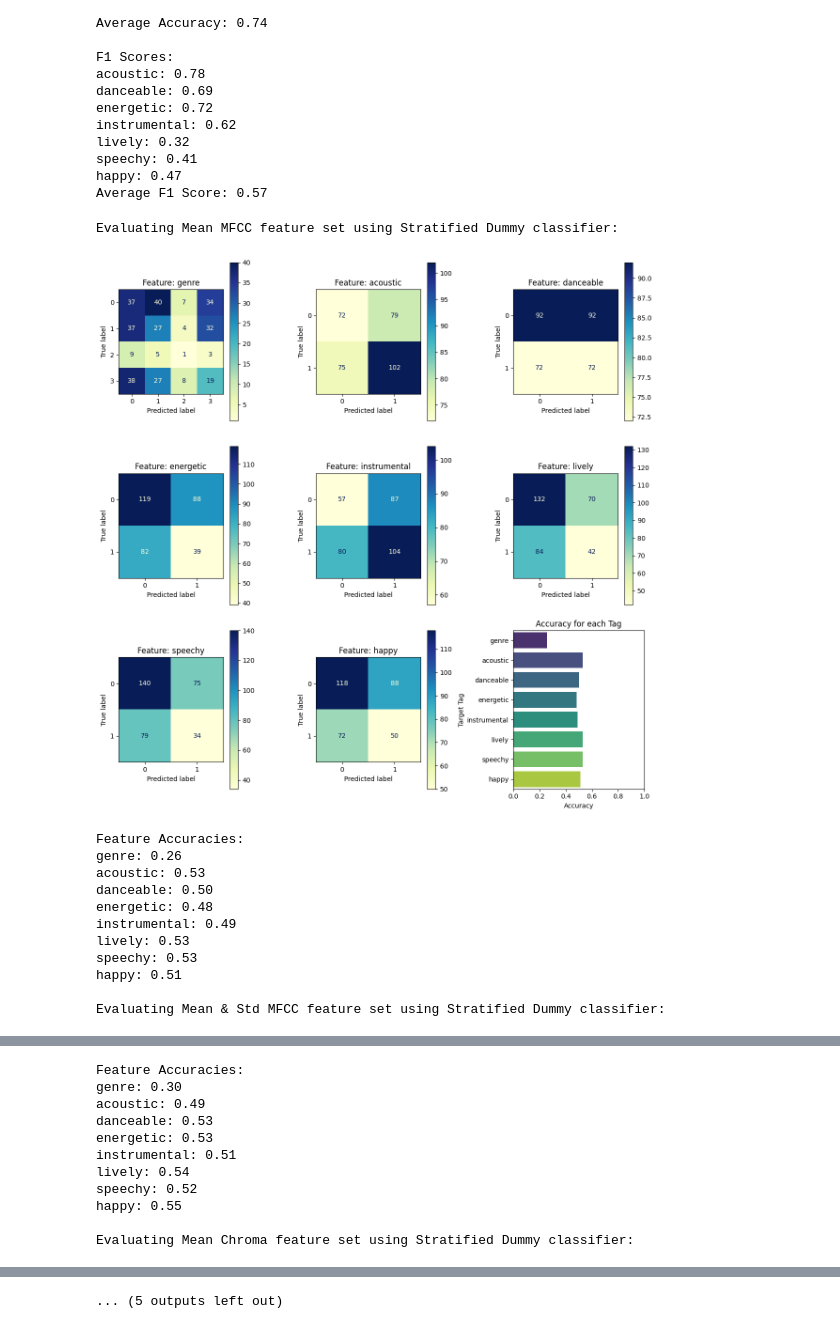
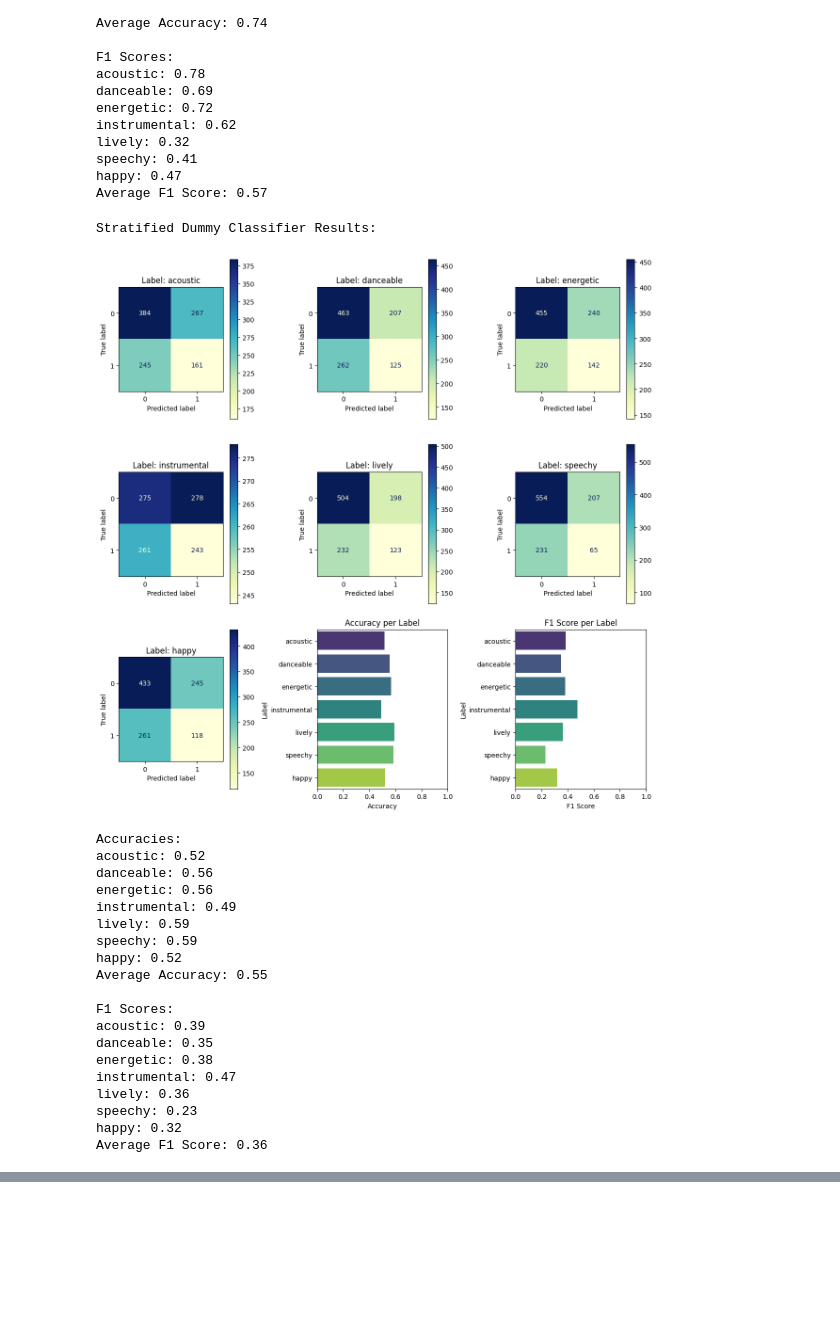
Before and after one commit to jasont7/music-tagging-project, a Jupyter notebook: main.ipynb, the cells around one changed output, grey strips where cells are left out. Saved outputs shown, nothing was run; the diff lists cells and outputs as text; code cells hidden in the pictures; blank space fills up the shorter version.

Commit message:
update dummy classifier

```diff
--- a/main.ipynb
+++ b/main.ipynb
@@ -439,18 +439,29 @@ Average F1 Score: 0.57
 # %%
 # evaluate stratified dummy classifier as benchmark to compare against
 dummy = DummyClassifier(strategy='stratified')
+dummy.fit(X_train, y_train)
+
+print("Stratified Dummy Classifier Results:")
 eval_classifier(dummy, X_test, y_test, labels)
 # %% [output]
-Evaluating Mean MFCC feature set using Stratified Dummy classifier:
+Stratified Dummy Classifier Results:
-[figure, old version]
+[figure, new version]
-Feature Accuracies:
-genre: 0.26
-acoustic: 0.53
-danceable: 0.50
-energetic: 0.48
+Accuracies:
+acoustic: 0.52
+danceable: 0.56
+energetic: 0.56
 instrumental: 0.49
-lively: 0.53
-speechy: 0.53
-happy: 0.51
+lively: 0.59
+speechy: 0.59
+happy: 0.52
+Average Accuracy: 0.55
 
-Evaluating Mean & Std MFCC feature set using Stratified Dummy classifier:
+F1 Scores:
+acoustic: 0.39
+danceable: 0.35
+energetic: 0.38
+instrumental: 0.47
+lively: 0.36
+speechy: 0.23
+happy: 0.32
+Average F1 Score: 0.36
@@ -458,11 +467,0 @@ Evaluating Mean & Std MFCC feature set using Stratified Dummy classifier:
-Feature Accuracies:
-genre: 0.30
-acoustic: 0.49
-danceable: 0.53
-energetic: 0.53
-instrumental: 0.51
-lively: 0.54
-speechy: 0.52
-happy: 0.55
-
-Evaluating Mean Chroma feature set using Stratified Dummy classifier:
@@ -506 +467,0 @@ Evaluating Tempo feature set using Stratified Dummy classifier:
-... (5 outputs left out)
```
Also changed, not shown: parts of 1 cell of this notebook.
